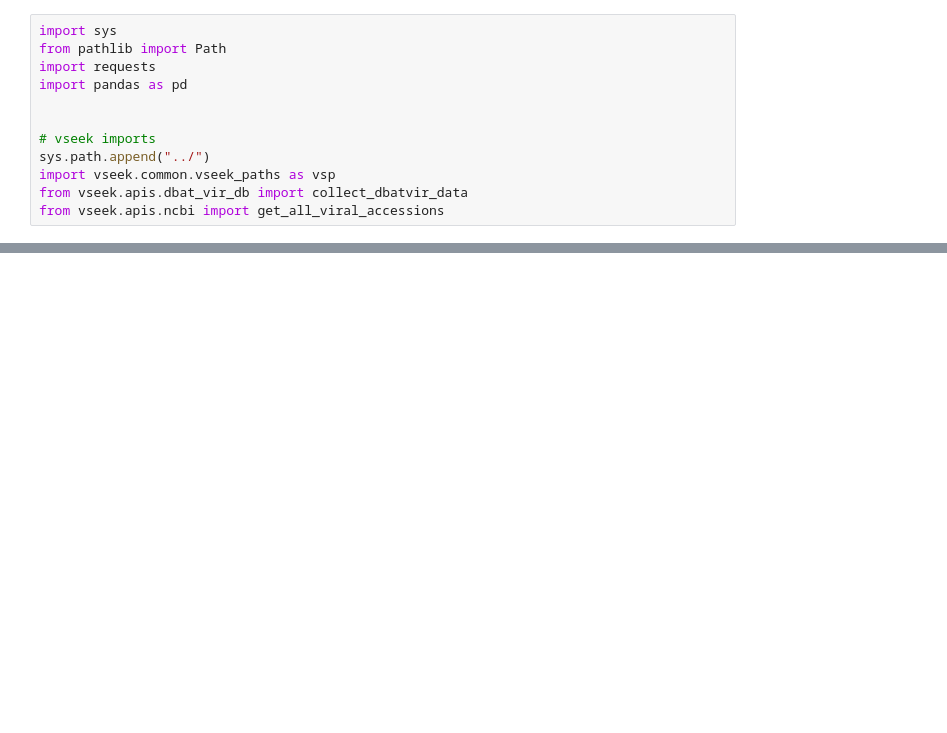
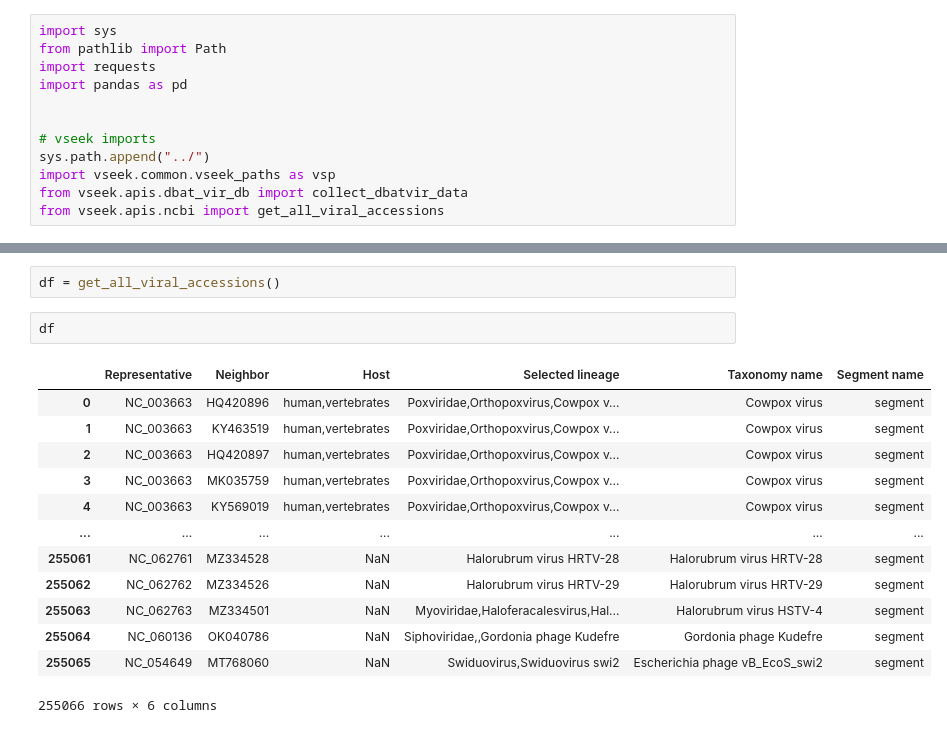
Before and after one commit to axiomcura/VSeek, a Jupyter notebook: analysis/00_get_data.ipynb, the cells around one changed output, grey strips where cells are left out. Drawn from its saved outputs; the diff is of its cells as text; blank space fills up the shorter version.

```diff
--- a/analysis/00_get_data.ipynb
+++ b/analysis/00_get_data.ipynb
@@ -34,0 +87,18 @@ ncbi_acc_df.head()
+# %%
+df = get_all_viral_accessions()
+# %%
+df
+# %% [output]
+|  | Representative | Neighbor | Host | Selected lineage | Taxonomy name | Segment name |
+| 0 | NC_003663 | HQ420896 | human,vertebrates | Poxviridae,Orthopoxvirus,Cowpox v... | Cowpox virus | segment |
+| 1 | NC_003663 | KY463519 | human,vertebrates | Poxviridae,Orthopoxvirus,Cowpox v... | Cowpox virus | segment |
+| 2 | NC_003663 | HQ420897 | human,vertebrates | Poxviridae,Orthopoxvirus,Cowpox v... | Cowpox virus | segment |
+| 3 | NC_003663 | MK035759 | human,vertebrates | Poxviridae,Orthopoxvirus,Cowpox v... | Cowpox virus | segment |
+| 4 | NC_003663 | KY569019 | human,vertebrates | Poxviridae,Orthopoxvirus,Cowpox v... | Cowpox virus | segment |
+| ... | ... | ... | ... | ... | ... | ... |
+| 255061 | NC_062761 | MZ334528 | NaN | Halorubrum virus HRTV-28 | Halorubrum virus HRTV-28 | segment |
+| 255062 | NC_062762 | MZ334526 | NaN | Halorubrum virus HRTV-29 | Halorubrum virus HRTV-29 | segment |
+| 255063 | NC_062763 | MZ334501 | NaN | Myoviridae,Haloferacalesvirus,Hal... | Halorubrum virus HSTV-4 | segment |
+| 255064 | NC_060136 | OK040786 | NaN | Siphoviridae,,Gordonia phage Kudefre | Gordonia phage Kudefre | segment |
+| 255065 | NC_054649 | MT768060 | NaN | Swiduovirus,Swiduovirus swi2 | Escherichia phage vB_EcoS_swi2 | segment |
+255066 rows × 6 columns
```
Also changed, not shown: parts of 11 cells of this notebook, 8 other files.
